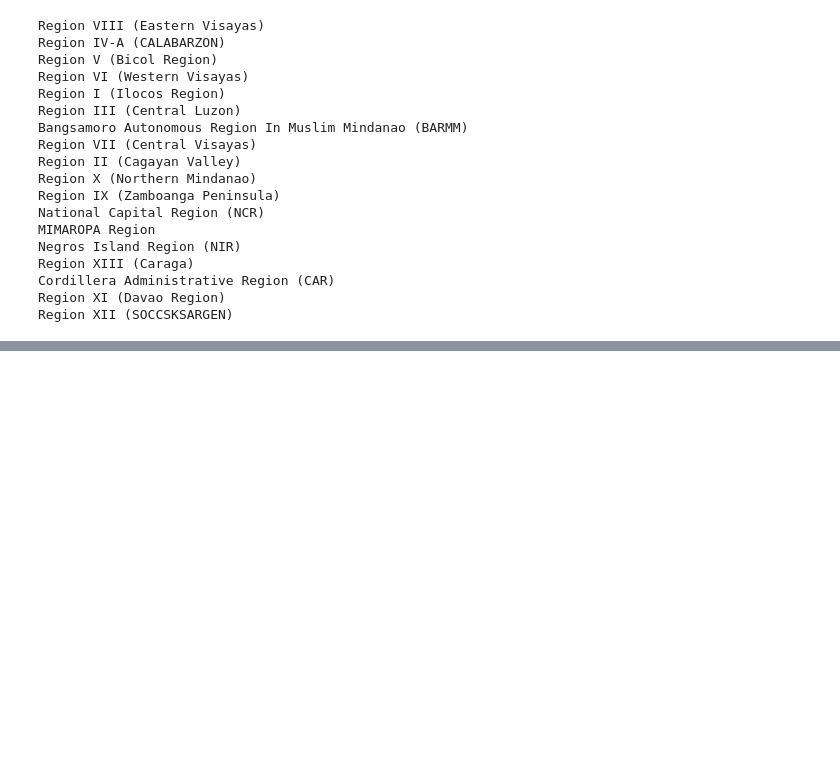
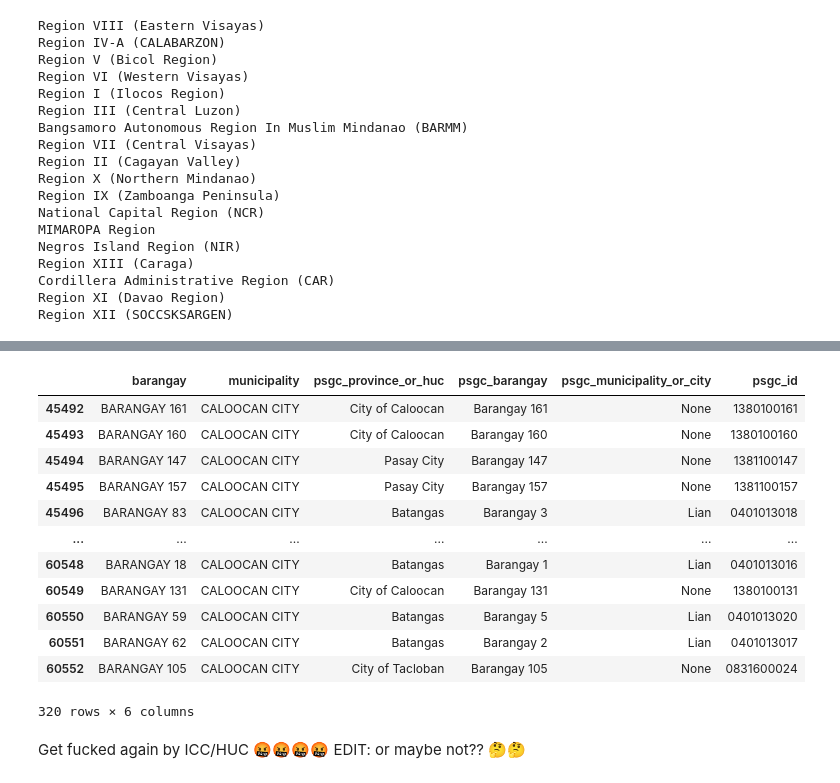
Before and after one commit to bendlikeabamboo/pap-datalab, a Jupyter notebook: notebooks/fuzzymatch.ipynb, the cells around one changed output, grey strips where cells are left out. Drawn from its saved outputs; the diff is of its cells as text; code cells hidden in the pictures; blank space fills up the shorter version.

```diff
--- a/notebooks/fuzzymatch.ipynb
+++ b/notebooks/fuzzymatch.ipynb
@@ -944,0 +1213,2 @@ Region XII (SOCCSKSARGEN)
+# %%
+r02_t001_searcher = partial(search, match_hooks=["province","barangay"], threshold=60.0, n=1, sanitizer=r02_t001_sanitizer)
@@ -944,0 +1223,19 @@ Region XII (SOCCSKSARGEN)
+# %%
+r02_t001[slim_view]
+# %% [output]
+|  | barangay | municipality | psgc_province_or_huc | psgc_barangay | psgc_municipality_or_city | psgc_id |
+| 45492 | BARANGAY 161 | CALOOCAN CITY | City of Caloocan | Barangay 161 | None | 1380100161 |
+| 45493 | BARANGAY 160 | CALOOCAN CITY | City of Caloocan | Barangay 160 | None | 1380100160 |
+| 45494 | BARANGAY 147 | CALOOCAN CITY | Pasay City | Barangay 147 | None | 1381100147 |
+| 45495 | BARANGAY 157 | CALOOCAN CITY | Pasay City | Barangay 157 | None | 1381100157 |
+| 45496 | BARANGAY 83 | CALOOCAN CITY | Batangas | Barangay 3 | Lian | 0401013018 |
+| ... | ... | ... | ... | ... | ... | ... |
+| 60548 | BARANGAY 18 | CALOOCAN CITY | Batangas | Barangay 1 | Lian | 0401013016 |
+| 60549 | BARANGAY 131 | CALOOCAN CITY | City of Caloocan | Barangay 131 | None | 1380100131 |
+| 60550 | BARANGAY 59 | CALOOCAN CITY | Batangas | Barangay 5 | Lian | 0401013020 |
+| 60551 | BARANGAY 62 | CALOOCAN CITY | Batangas | Barangay 2 | Lian | 0401013017 |
+| 60552 | BARANGAY 105 | CALOOCAN CITY | City of Tacloban | Barangay 105 | None | 0831600024 |
+320 rows × 6 columns
+# %% [markdown]
+Get fucked again by ICC/HUC 🤬🤬🤬🤬
+EDIT: or maybe not?? 🤔🤔
```
Also changed, not shown: parts of 50 cells of this notebook, 9 other files.
